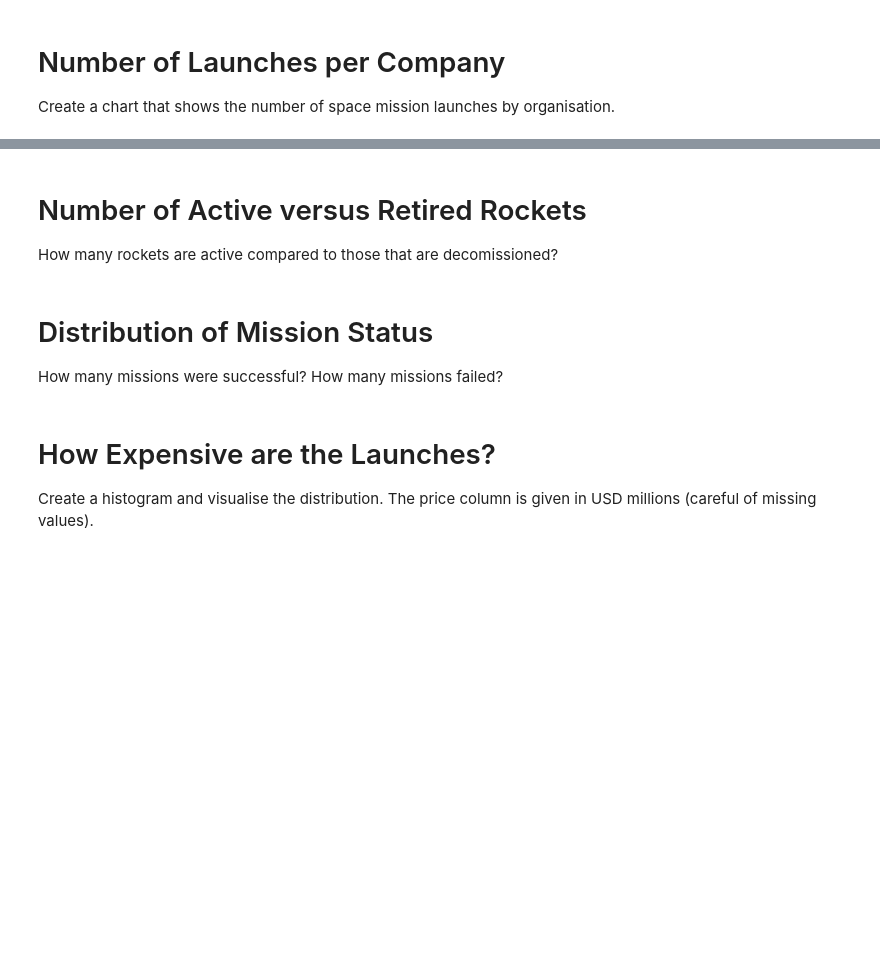
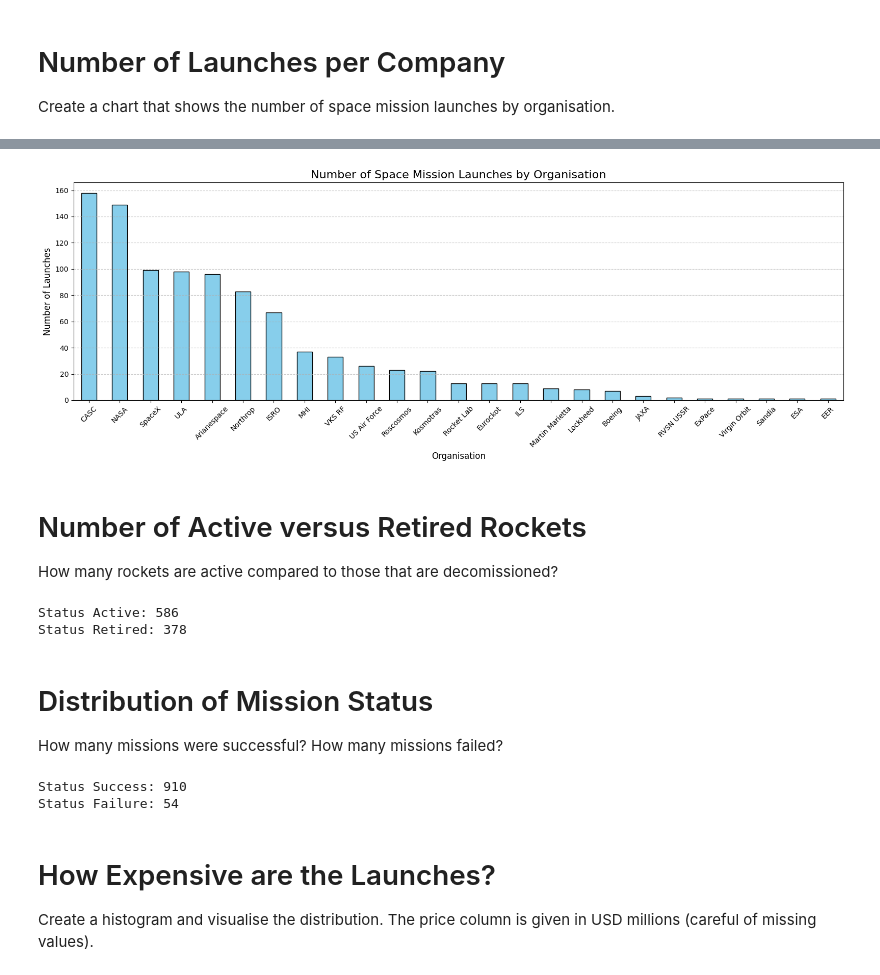
Before and after one commit to jaimeramis/SpaceRace, a Jupyter notebook: Space_Missions_Analysis.ipynb, the cells around one changed output, grey strips where cells are left out. Cells and saved outputs as stored; diff of their text form; code cells hidden in the pictures; blank space fills up the shorter version.

```diff
--- a/Space_Missions_Analysis.ipynb
+++ b/Space_Missions_Analysis.ipynb
@@ -160,3 +164,6 @@ df_clean.describe(include='all')
 # Number of Launches per Company
 
 Create a chart that shows the number of space mission launches by organisation.
+# %%
+launches_per_company = df_clean["Organisation"].value_counts()
+print(launches_per_company)
@@ -163,12 +188,53 @@ Create a chart that shows the number of space mission launches by organisation.
+# %%
+# Create the Chart:
+plt.figure(figsize=(16, 6))
+launches_per_company.plot(kind="bar", color="skyblue", edgecolor="black")
+
+# Chart Settings:
+plt.title("Number of Space Mission Launches by Organisation", fontsize=16)
+plt.xlabel("Organisation", fontsize=12)
+plt.ylabel("Number of Launches", fontsize=12)
+plt.xticks(rotation=45, fontsize=10)
+plt.grid(axis="y", linestyle="--", alpha=0.7)
+
+# Show the Chart:
+plt.tight_layout()
+plt.show()
+# %% [output]
+[figure, added]
 # %% [markdown]
 # Number of Active versus Retired Rockets
 
 How many rockets are active compared to those that are decomissioned?
+# %%
+rocket_status = df_clean["Rocket_Status"].value_counts()
+
+active_count = rocket_status.get("StatusActive", 0)
+retired_count = rocket_status.get("StatusRetired", 0)
+
+print(f"Status Active: {active_count}")
+print(f"Status Retired: {retired_count}")
+# %% [output]
+Status Active: 586
+Status Retired: 378
 # %% [markdown]
 # Distribution of Mission Status
 
 How many missions were successful?
 How many missions failed?
+# %%
+missions = df_clean["Mission_Status"].value_counts()
+
+success = missions.get("Success", 0)
+failed = missions.get("Failure", 0)
+partial = missions.get("Partial Failure", 0)
+prelaunch = missions.get("Prelaunch Failure", 0)
+
+print(f"Status Success: {success}")
+print(f"Status Failure: {failed + partial + prelaunch}")
+# %% [output]
+Status Success: 910
+Status Failure: 54
 # %% [markdown]
 # How Expensive are the Launches?
 
```
Also changed, not shown: parts of 10 cells of this notebook.
